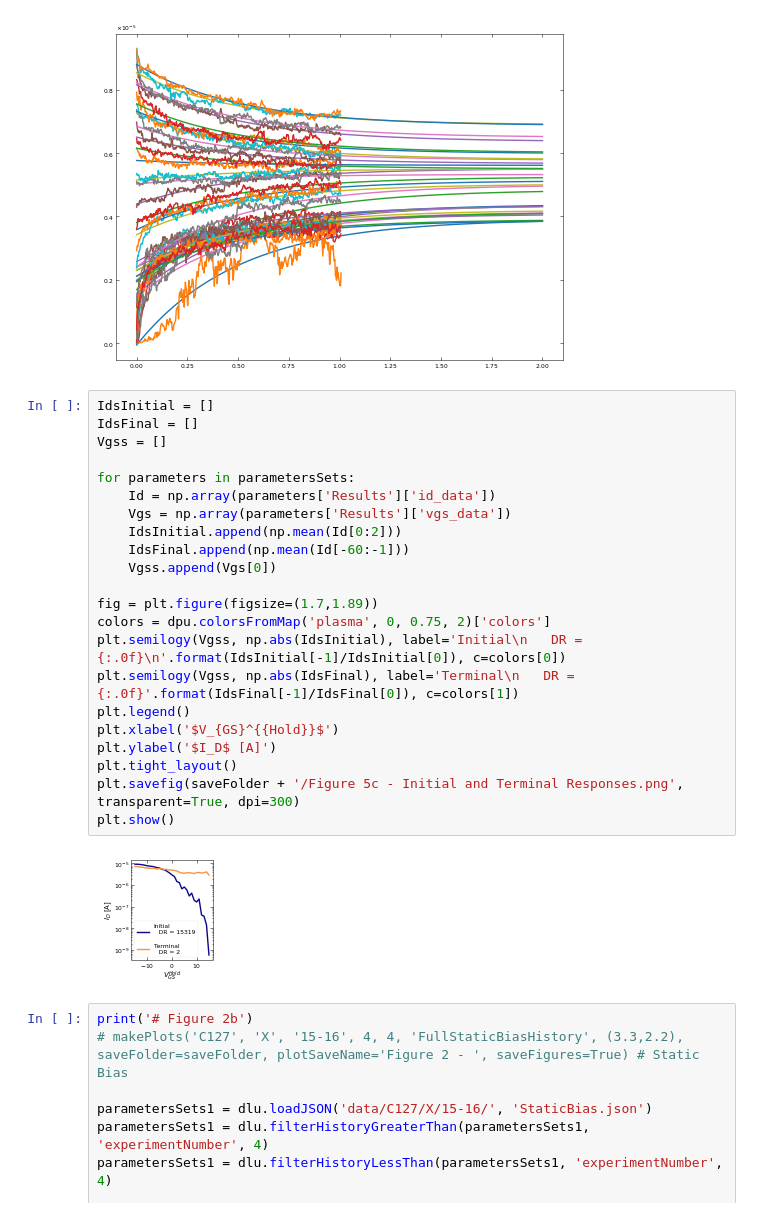
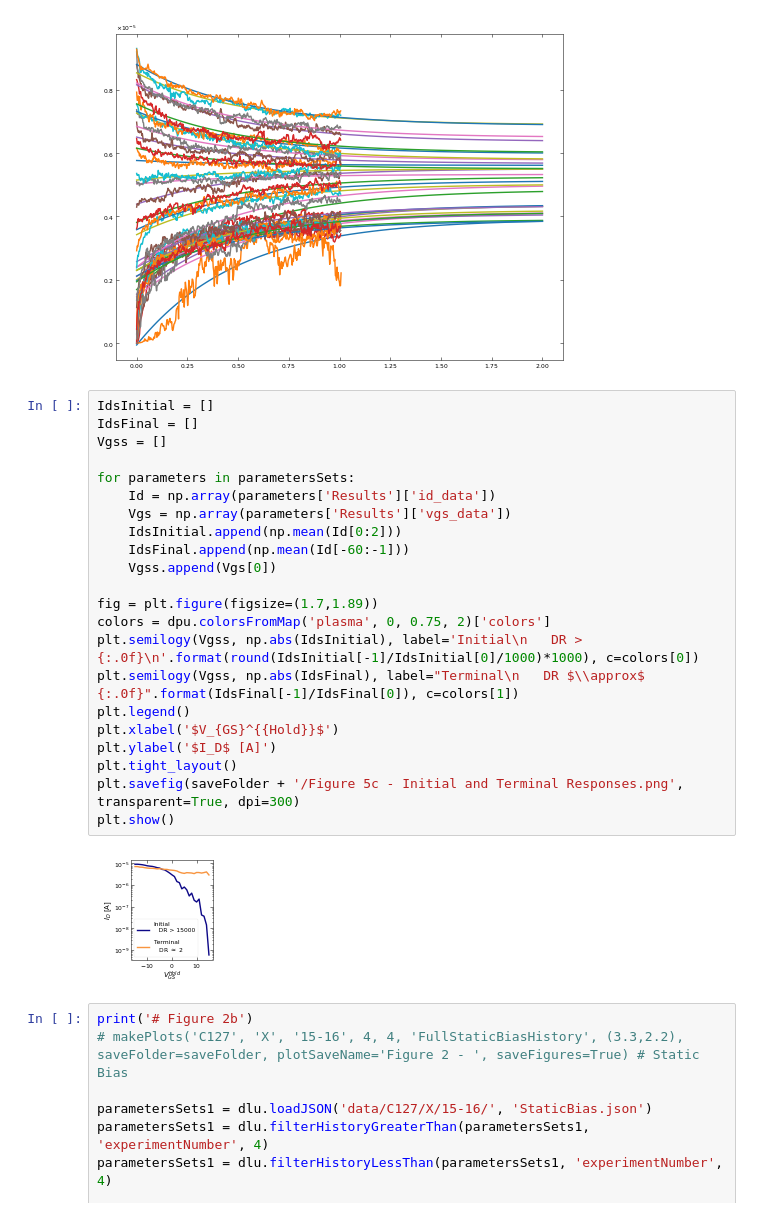
Before and after one commit to stevennoyce/CNT_IV, a Jupyter notebook: b2912a/notebooks/Bias Stress Figures 1.ipynb, the cells around one changed output. Saved outputs shown, nothing was run; the diff lists cells and outputs as text.

```diff
--- a/b2912a/notebooks/Bias Stress Figures 1.ipynb
+++ b/b2912a/notebooks/Bias Stress Figures 1.ipynb
@@ -381,27 +381,27 @@ plt.show()
 # %%
 IdsInitial = []
 IdsFinal = []
 Vgss = []
 
 for parameters in parametersSets:
     Id = np.array(parameters['Results']['id_data'])
     Vgs = np.array(parameters['Results']['vgs_data'])
     IdsInitial.append(np.mean(Id[0:2]))
     IdsFinal.append(np.mean(Id[-60:-1]))
     Vgss.append(Vgs[0])
 
 fig = plt.figure(figsize=(1.7,1.89))
 colors = dpu.colorsFromMap('plasma', 0, 0.75, 2)['colors']
-plt.semilogy(Vgss, np.abs(IdsInitial), label='Initial\n   DR = {:.0f}\n'.format(IdsInitial[-1]/IdsInitial[0]), c=colors[0])
-plt.semilogy(Vgss, np.abs(IdsFinal), label='Terminal\n   DR = {:.0f}'.format(IdsFinal[-1]/IdsFinal[0]), c=colors[1])
+plt.semilogy(Vgss, np.abs(IdsInitial), label='Initial\n   DR > {:.0f}\n'.format(round(IdsInitial[-1]/IdsInitial[0]/1000)*1000), c=colors[0])
+plt.semilogy(Vgss, np.abs(IdsFinal), label="Terminal\n   DR $\\approx$ {:.0f}".format(IdsFinal[-1]/IdsFinal[0]), c=colors[1])
 plt.legend()
 plt.xlabel('$V_{GS}^{{Hold}}$')
 plt.ylabel('$I_D$ [A]')
 plt.tight_layout()
 plt.savefig(saveFolder + '/Figure 5c - Initial and Terminal Responses.png', transparent=True, dpi=300)
 plt.show()
 # %% [output]
-[figure, old version]
+[figure, new version]
 # %%
 print('# Figure 2b')
 # makePlots('C127', 'X', '15-16', 4, 4, 'FullStaticBiasHistory', (3.3,2.2), saveFolder=saveFolder, plotSaveName='Figure 2 - ', saveFigures=True) # Static Bias
```
Also changed, not shown: parts of 2 cells of this notebook, 5 other files.
